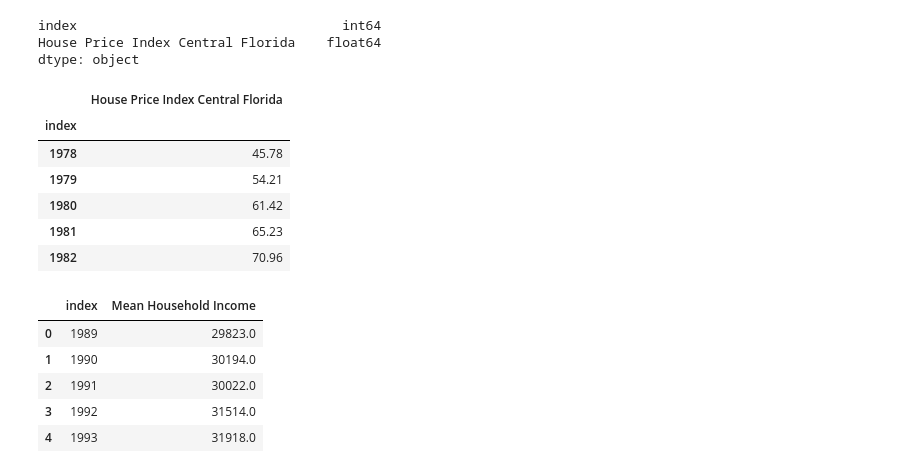
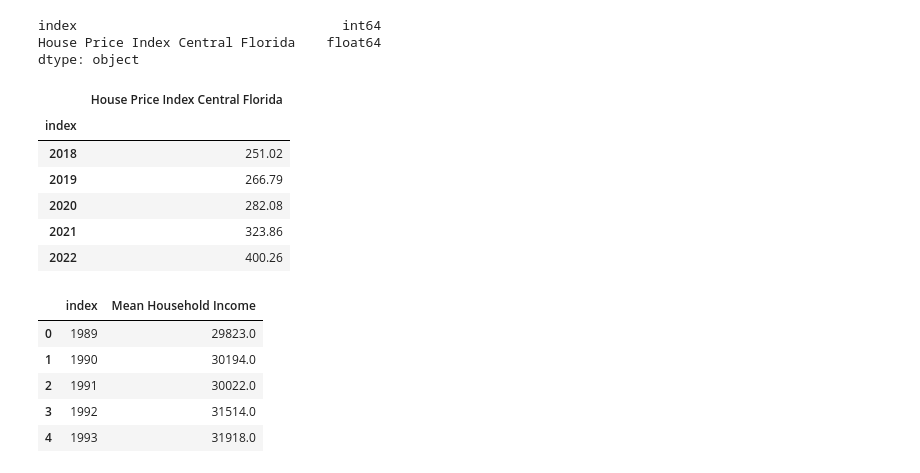
Before and after one commit to 316Jesse/Project1, a Jupyter notebook: Fred API/Fred API.ipynb, the cells around one changed output. Saved outputs shown, nothing was run; the diff lists cells and outputs as text; code cells hidden in the pictures.

```diff
--- a/Fred API/Fred API.ipynb
+++ b/Fred API/Fred API.ipynb
@@ -34,16 +34,16 @@ dtype: object
 # %%
 #rounding and taking the average for each year
 year = df0.groupby(['index'])
 df0 = round(year.mean(), 2)
-df0.head()
+df0.tail()
 # %% [output]
 |  | House Price Index Central Florida |
 | index |  |
-| 1978 | 45.78 |
-| 1979 | 54.21 |
-| 1980 | 61.42 |
-| 1981 | 65.23 |
-| 1982 | 70.96 |
+| 2018 | 251.02 |
+| 2019 | 266.79 |
+| 2020 | 282.08 |
+| 2021 | 323.86 |
+| 2022 | 400.26 |
 # %%
 #Mean Adjusted Gross Income for Florida data pulled
 Gross_income = fred.get_series('MEANAGIFL12A052NCEN')
```
Also changed, not shown: 1 other file.
